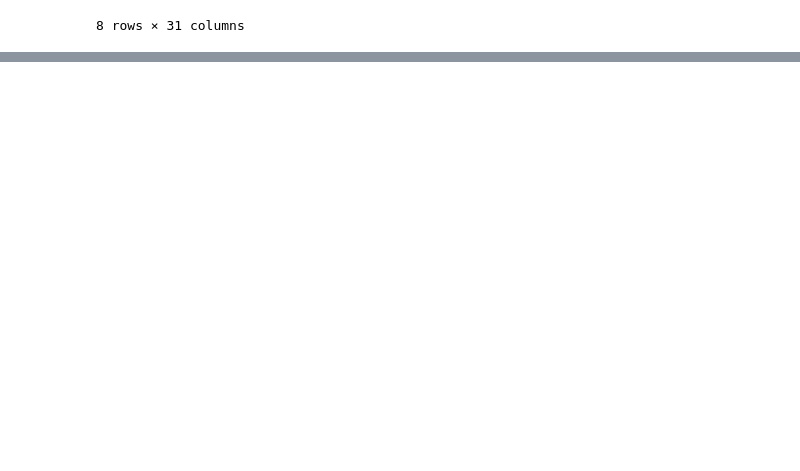
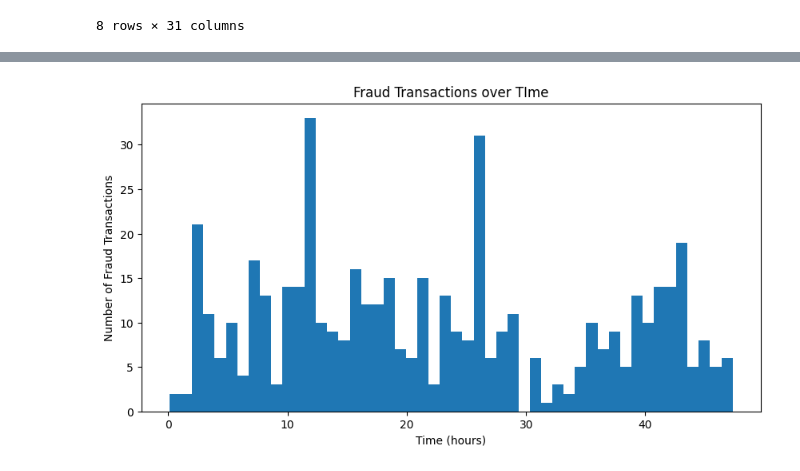
Before and after one commit to nevilleajim/real_time_fraud_detection_system, a Jupyter notebook: real_time_fraud_detection_system.ipynb, the cells around one changed output, grey strips where cells are left out. Saved outputs shown, nothing was run; the diff lists cells and outputs as text; code cells hidden in the pictures; blank space fills up the shorter version.

```diff
--- a/real_time_fraud_detection_system.ipynb
+++ b/real_time_fraud_detection_system.ipynb
@@ -64,0 +140,2 @@ data.describe()
+# %%
+data["time_hours"] = data["Time"] / 3600
@@ -64,0 +151,11 @@ data.describe()
+# %%
+fraud_data = data[data["Class"] == 1]
+
+plt.figure(figsize=(10, 5))
+plt.hist(fraud_data["time_hours"], bins=50)
+plt.xlabel("Time (hours)")
+plt.ylabel("Number of Fraud Transactions")
+plt.title("Fraud Transactions over TIme")
+plt.show()
+# %% [output]
+[figure, added]
```
Also changed, not shown: parts of 24 cells of this notebook.
